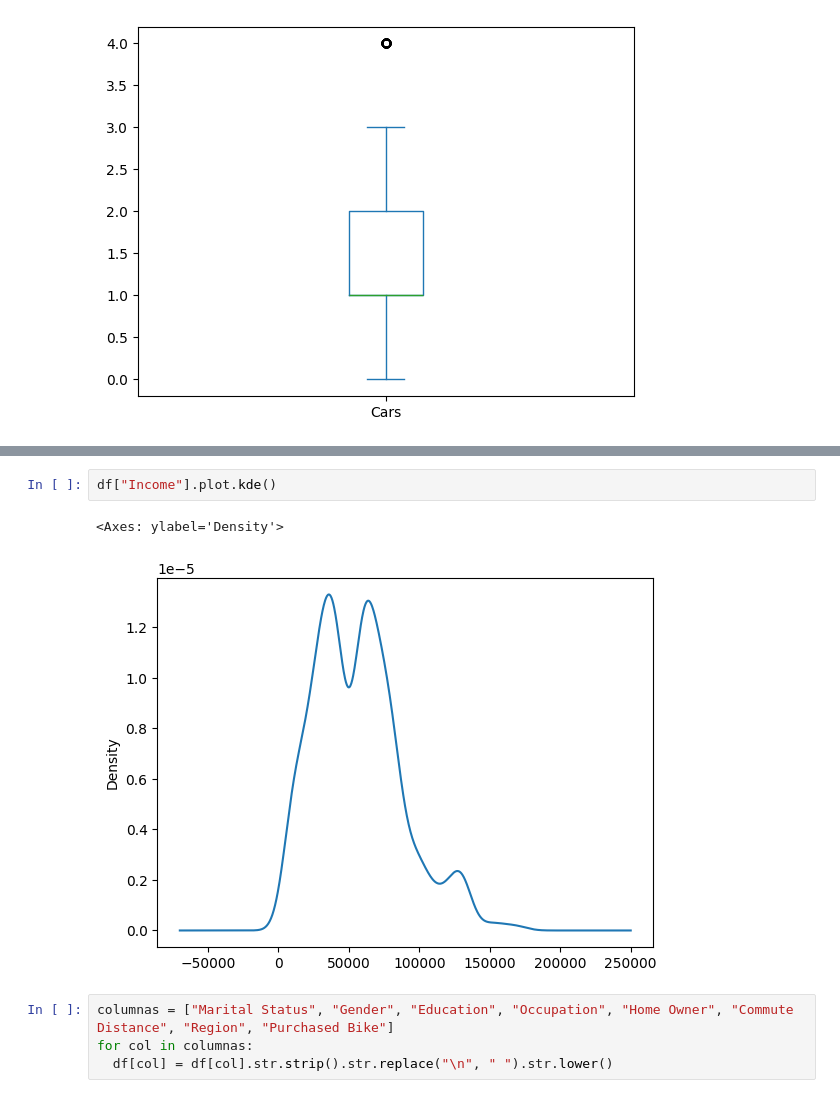
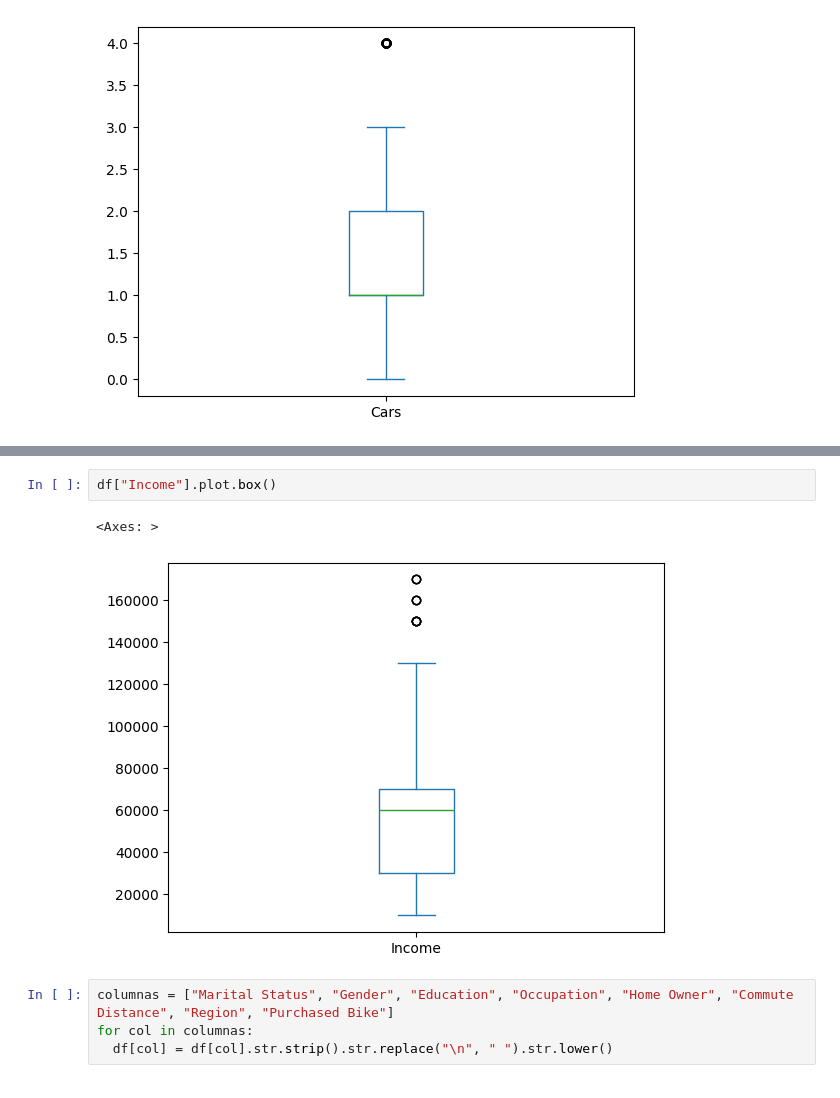
Before and after one commit to SantiagoChevez/HerramientasComputacionales, a Jupyter notebook: Actividad_Limpieza_de_datos.ipynb, the cells around one changed output, grey strips where cells are left out. Saved outputs shown, nothing was run; the diff lists cells and outputs as text.

```diff
--- a/Actividad_Limpieza_de_datos.ipynb
+++ b/Actividad_Limpieza_de_datos.ipynb
@@ -75,8 +75,8 @@ df["Age"].plot.hist()
 # %%
-df["Income"].plot.kde()
+df["Income"].plot.box()
 # %% [output]
-<Axes: ylabel='Density'>
+<Axes: >
-[figure, old version]
+[figure, new version]
 # %%
 columnas = ["Marital Status", "Gender", "Education", "Occupation", "Home Owner", "Commute Distance", "Region", "Purchased Bike"]
 for col in columnas:
```
Also changed, not shown: parts of 7 cells of this notebook, 9 other files.
